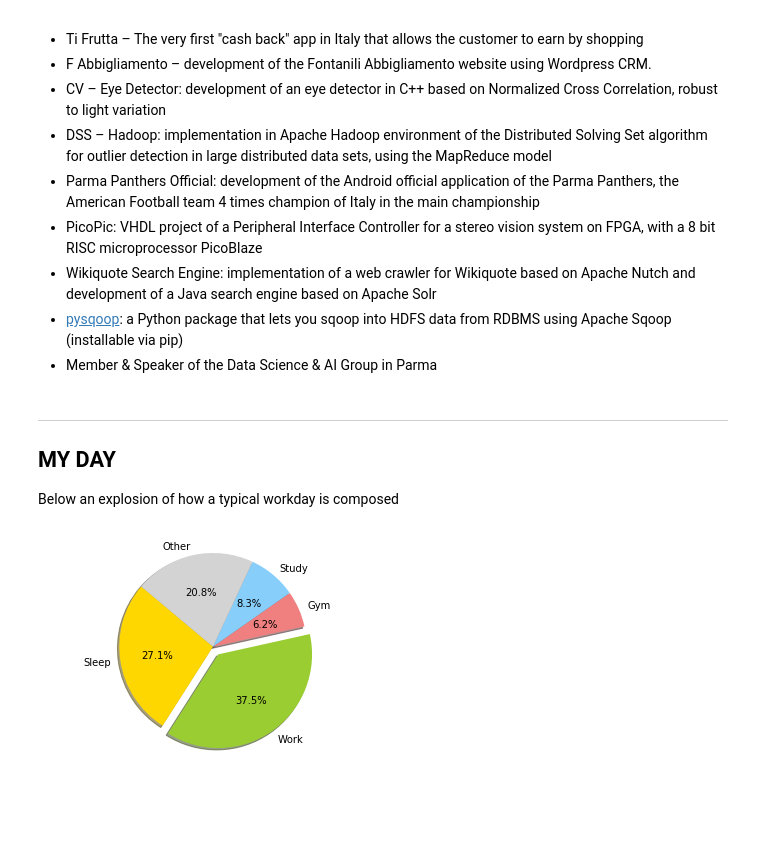
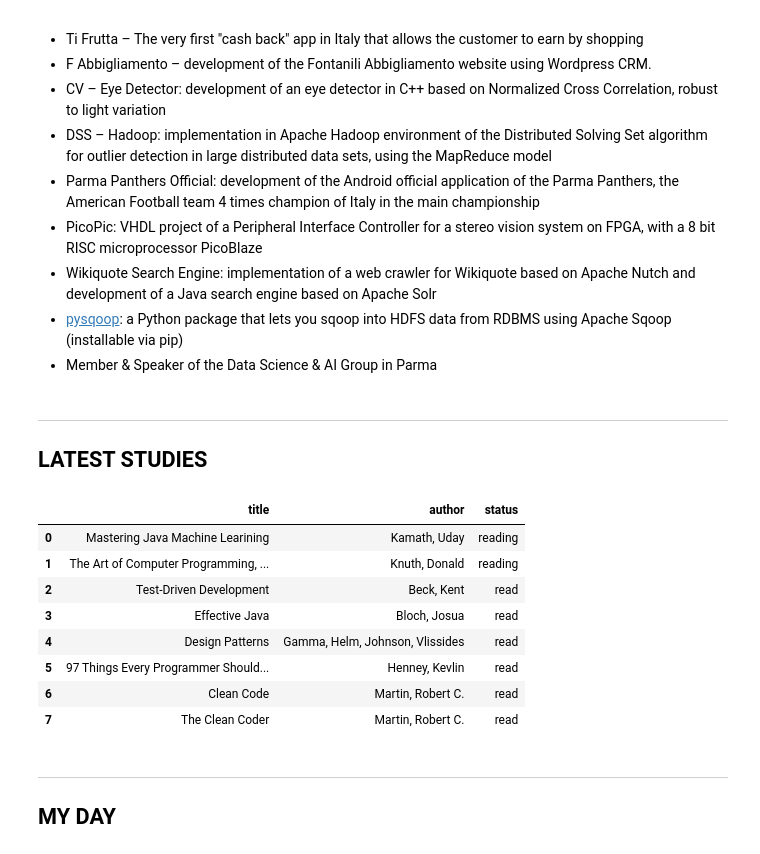
Before and after one commit to lucafon/cv, a Jupyter notebook: CV.ipynb, the cells around one changed output. Drawn from its saved outputs; the diff is of its cells as text; code cells hidden in the pictures; blank space fills up the shorter version.

Commit message:
more sqlite and plotting

```diff
--- a/CV.ipynb
+++ b/CV.ipynb
@@ -3,6 +3,7 @@
 ## Luca Fontanili
 # %%
 import pandas as pd
+pd.set_option('max_colwidth', 1000)
 from IPython.core.display import display, HTML
 import matplotlib.pyplot as plt
 import numpy as np
@@ -33,0 +25,11 @@ display(HTML("""<center><table><tr><td><img src="profile.jpg" width=200/>{}</td>
+# %%
+def load_map_frame():
+    with open('map_frame.html') as f:
+        return f.read()
+
+import sqlite3
+conn = sqlite3.connect('cv.db')
+lf = pd.read_sql_query('SELECT * FROM users WHERE id="luca fontanili"', conn)
+lf = lf.set_index('id')
+display(HTML('<center><table><tr><td><img src="profile.jpg" width=200/>{}</td><td>{}</td></table></center>'
+             .format(lf.T.to_html(escape=False), load_map_frame())))
@@ -189,18 +248,21 @@ Bronze medal of sporting merit given by CONI
 * Wikiquote Search Engine: implementation of a web crawler for Wikiquote based on Apache Nutch and development of a Java search engine based on Apache Solr
 * [pysqoop](https://pypi.org/project/pysqoop/): a Python package that lets you sqoop into HDFS data from RDBMS using Apache Sqoop (installable via pip)
 * Member & Speaker of the Data Science & AI Group in Parma
-# %% [markdown]
-______________
-## MY DAY
-Below an explosion of how a typical workday is composed
-# %%
-labels = 'Sleep', 'Work', 'Gym', 'Study', 'Other'
-sizes = [6.5, 9, 1.5, 2, 5]
-colors = ['gold', 'yellowgreen', 'lightcoral', 'lightskyblue', 'lightgray']
-explode = (0, 0.1, 0, 0, 0)
-plt.pie(sizes, explode=explode, labels=labels, colors=colors, autopct='%1.1f%%', shadow=True, startangle=140)
-
-plt.axis('equal')
-plt.show()
-# %% [output]
-[figure, removed]
+# %% [markdown]
+______________
+## LATEST STUDIES
+# %%
+pd.read_sql_query('SELECT * FROM books order by status desc, author asc', conn)
+# %% [output]
+|  | title | author | status |
+| 0 | Mastering Java Machine Learining | Kamath, Uday | reading |
+| 1 | The Art of Computer Programming, ... | Knuth, Donald | reading |
+| 2 | Test-Driven Development | Beck, Kent | read |
+| 3 | Effective Java | Bloch, Josua | read |
+| 4 | Design Patterns | Gamma, Helm, Johnson, Vlissides | read |
+| 5 | 97 Things Every Programmer Should... | Henney, Kevlin | read |
+| 6 | Clean Code | Martin, Robert C. | read |
+| 7 | The Clean Coder | Martin, Robert C. | read |
+# %% [markdown]
+______________
+## MY DAY
```
Also changed, not shown: parts of 15 cells of this notebook, 5 other files.
